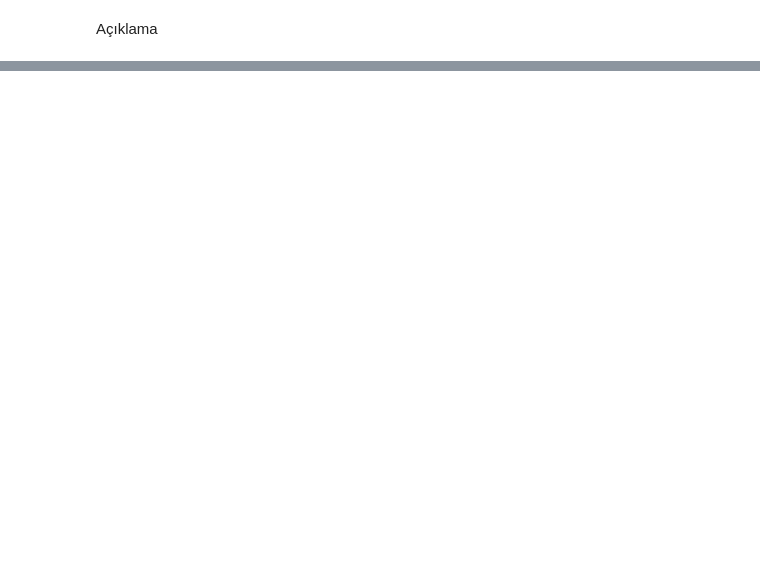
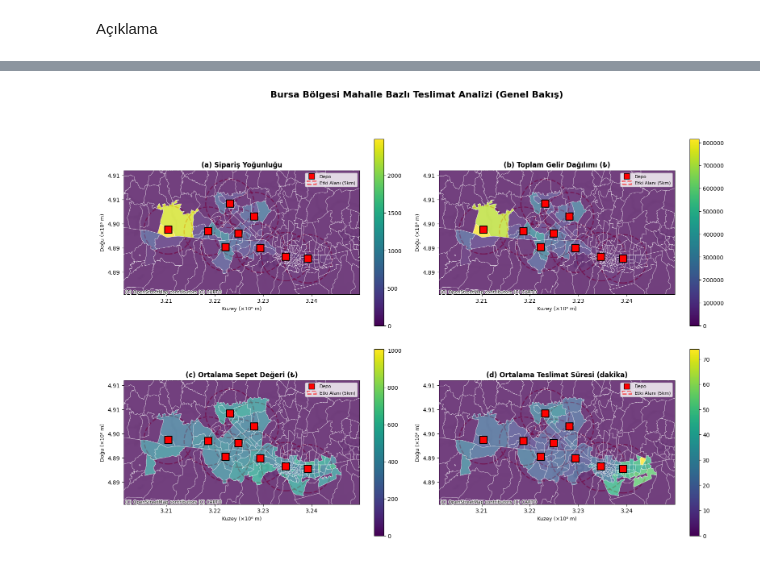
Before and after one commit to mertturunc/purple-case, a Jupyter notebook: notebooks/orders_service_area.ipynb, the cells around one changed output, grey strips where cells are left out. Drawn from its saved outputs; the diff is of its cells as text; code cells hidden in the pictures; blank space fills up the shorter version.

Commit message:
added some of the analysis.
renamed variables for consistency.

```diff
--- a/notebooks/orders_service_area.ipynb
+++ b/notebooks/orders_service_area.ipynb
@@ -495,0 +502,90 @@ TypeError: Legend.__init__() got an unexpected keyword argument 'zorder'
+# %%
+def neighbourhood_based_analysis(order_gdf, neighbourhoods_gdf, warehouse_gdf):
+    order_3857 = order_gdf.to_crs(epsg=3857)
+    neighbourhoods_3857 = neighbourhoods_gdf.to_crs(epsg=3857)
+    warehouse_3857 = warehouse_gdf.to_crs(epsg=3857)
+    # spatial join to get mahalle-based statistics
+    order_neighbourhood = gpd.sjoin(order_3857, neighbourhoods_3857, how='left', predicate='within')
+    stats = order_neighbourhood.groupby('index_right').agg(
+        revenue_sum=('revenue', 'sum'),
+        revenue_mean=('revenue', 'mean'),
+        revenue_count=('revenue', 'count'),
+        basket_value_mean=('basket_value', 'mean'),
+        basket_value_std=('basket_value', 'std'),
+        delivery_duration_mean=('delivery duration', 'mean'),
+        delivery_duration_std=('delivery duration', 'std')
+    ).round(2).rename(columns={
+        'revenue_sum': 'toplam_gelir',
+        'revenue_mean': 'ortalama_gelir',
+        'revenue_count': 'siparis_sayisi',
+        'basket_value_mean': 'ortalama_sepet',
+        'basket_value_std': 'sepet_std',
+        'delivery_duration_mean': 'ortalama_teslimat',
+        'delivery_duration_std': 'teslimat_std'
+    })
+    neighbourhood_analysis = neighbourhoods_3857.reset_index().merge(stats, left_on='index', right_index=True, how='left')
+    cols = ['toplam_gelir', 'ortalama_gelir', 'siparis_sayisi', 'ortalama_sepet', 'sepet_std', 'ortalama_teslimat', 'teslimat_std']
+    neighbourhood_analysis[cols] = neighbourhood_analysis[cols].fillna(0)
+    return neighbourhood_analysis, warehouse_3857
+
+def plot_neighbourhood(neighbourhood_analysis, warehouse_3857, metrics, bounds, plot_dir, areaname="bolge"):
+    os.makedirs(plot_dir, exist_ok=True)
+    for metric, (label, title, filename) in metrics.items():
+        fig, ax = plt.subplots(figsize=(12, 9))
+        neighbourhood_analysis.plot(column=metric, ax=ax, legend=True, cmap='viridis', edgecolor='white', linewidth=0.5,
+                            legend_kwds={'shrink': 0.8, 'aspect': 20}, alpha=0.75, zorder=3)
+        warehouse_3857.plot(ax=ax, color='red', marker='s', markersize=150, edgecolor='black', linewidth=1.5, zorder=4)
+        for _, row in warehouse_3857.iterrows():
+            ax.add_patch(Circle((row.geometry.x, row.geometry.y), 5000, fill=False, color='red', linestyle='--', alpha=0.6, linewidth=2, zorder=2))
+        ctx.add_basemap(ax, source=ctx.providers.CartoDB.Positron, alpha=0.5)
+        ax.set_title(f'{label} {title}', fontsize=13, weight='bold')
+        ax.set_xlabel('Kuzey (×10⁶ m)', fontsize=10)
+        ax.set_ylabel('Doğu (×10⁶ m)', fontsize=10)
+        ax.xaxis.set_major_formatter(plt.FuncFormatter(lambda val, p: f'{val / 1e6:.2f}'))
+        ax.yaxis.set_major_formatter(plt.FuncFormatter(lambda val, p: f'{val / 1e6:.2f}'))
+        ax.set_xlim(bounds[0] - 5000, bounds[2] + 5000)
+        ax.set_ylim(bounds[1] - 5000, bounds[3] + 5000)
+        ax.set_aspect('equal')
+        depo_leg = mlines.Line2D([], [], color='red', marker='s', linestyle='None', markersize=10, markeredgecolor='black', label='Depo')
+        buffer_leg = mpatches.Patch(facecolor='none', edgecolor='red', linestyle='--', linewidth=2, alpha=0.6, label='Etki Alanı (5km)')
+        ax.legend(handles=[depo_leg, buffer_leg], loc='upper right', fontsize=9)
+        plt.tight_layout()
+        plt.savefig(os.path.join(plot_dir, f"{areaname}_neighbourhood_{filename}.png"), dpi=300, bbox_inches='tight')
+        plt.close(fig)
+    # 2x2 genel görünüm
+    fig, axes = plt.subplots(2, 2, figsize=(16, 12))
+    fig.suptitle(f'{areaname.capitalize()} Bölgesi Mahalle Bazlı Teslimat Analizi (Genel Bakış)', fontsize=16, weight='bold')
+    for ax, (metric, (label, title, _)) in zip(axes.flat, metrics.items()):
+        neighbourhood_analysis.plot(column=metric, ax=ax, legend=True, cmap='viridis', edgecolor='white', linewidth=0.5,
+                            legend_kwds={'shrink': 0.8, 'aspect': 20}, alpha=0.75, zorder=3)
+        warehouse_3857.plot(ax=ax, color='red', marker='s', markersize=150, edgecolor='black', linewidth=1.5, zorder=4)
+        for _, row in warehouse_3857.iterrows():
+            ax.add_patch(Circle((row.geometry.x, row.geometry.y), 5000, fill=False, color='red', linestyle='--', alpha=0.6, linewidth=2, zorder=2))
+        ctx.add_basemap(ax, source=ctx.providers.CartoDB.Positron, alpha=0.5)
+        ax.set_title(f'{label} {title}', fontsize=12, weight='bold')
+        ax.set_xlabel('Kuzey (×10⁶ m)', fontsize=9)
+        ax.set_ylabel('Doğu (×10⁶ m)', fontsize=9)
+        ax.xaxis.set_major_formatter(plt.FuncFormatter(lambda val, p: f'{val / 1e6:.2f}'))
+        ax.yaxis.set_major_formatter(plt.FuncFormatter(lambda val, p: f'{val / 1e6:.2f}'))
+        ax.set_xlim(bounds[0] - 5000, bounds[2] + 5000)
+        ax.set_ylim(bounds[1] - 5000, bounds[3] + 5000)
+        ax.set_aspect('equal')
+        depo_leg = mlines.Line2D([], [], color='red', marker='s', linestyle='None', markersize=10, markeredgecolor='black', label='Depo')
+        buffer_leg = mpatches.Patch(facecolor='none', edgecolor='red', linestyle='--', linewidth=2, alpha=0.6, label='Etki Alanı (5km)')
+        ax.legend(handles=[depo_leg, buffer_leg], loc='upper right', fontsize=8)
+    plt.tight_layout(rect=[0, 0, 1, 0.97])
+    plt.savefig(os.path.join(plot_dir, f"{areaname}_neighbourhood_analysis_grid.png"), dpi=300, bbox_inches='tight')
+    plt.show()
+
+os.makedirs(plot_dir, exist_ok=True)
+neighbourhood_analysis, warehouse_3857 = neighbourhood_based_analysis(order_gdf, neighbourhoods, warehouse_gdf)
+metrics = {
+    'siparis_sayisi': ('(a)', 'Sipariş Yoğunluğu', 'order_density'),
+    'toplam_gelir': ('(b)', 'Toplam Gelir Dağılımı (₺)', 'revenue_distribution'),
+    'ortalama_sepet': ('(c)', 'Ortalama Sepet Değeri (₺)', 'basket_value'),
+    'ortalama_teslimat': ('(d)', 'Ortalama Teslimat Süresi (dakika)', 'delivery_duration')
+}
+bounds = order_gdf.to_crs(epsg=3857).total_bounds
+plot_neighbourhood(neighbourhood_analysis, warehouse_3857, metrics, bounds, plot_dir=plot_dir, areaname=areaname)
+# %% [output]
+[figure, added]
```
Also changed, not shown: parts of 25 cells of this notebook, 6 other files.
